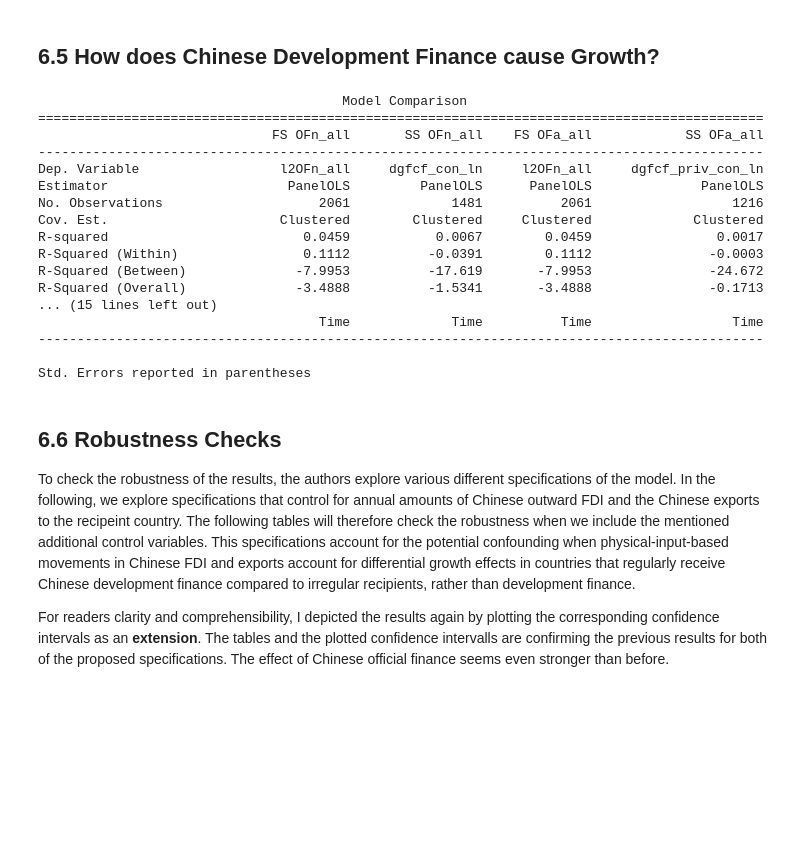
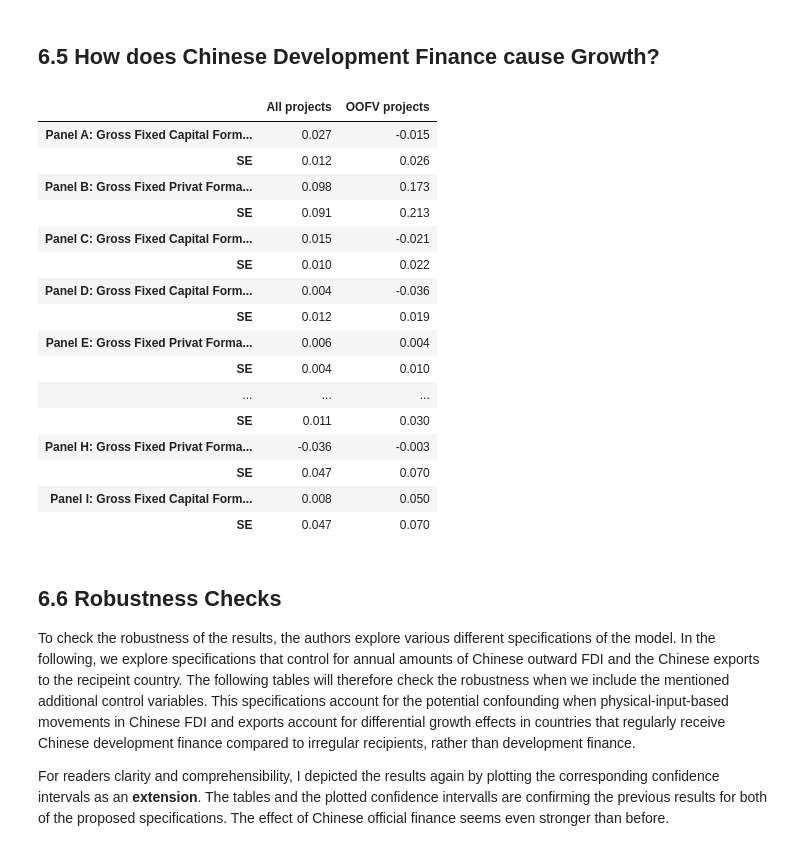
Before and after one commit to JonathanWillnow/ose-data-science-course-project-JonathanWillnow, a Jupyter notebook: JonathanWillnowOSE.ipynb, the cells around one changed output. Cells and saved outputs as stored; diff of their text form; code cells hidden in the pictures; blank space fills up the shorter version.

Commit message:
Update JonathanWillnowOSE.ipynb
Included replication of table4 of Dreher et al. (2021)

```diff
--- a/JonathanWillnowOSE.ipynb
+++ b/JonathanWillnowOSE.ipynb
@@ -820,25 +924,25 @@ def OFn_OFa_all_Table22(data4, table):
 # %%
 data444 = get_effectiveness_data(True)
-# %%
-OFn_OFa_all_Table22(data444, True)
-# %% [output]
-                                       Model Comparison
-=============================================================================================
-                              FS OFn_all       SS OFn_all    FS OFa_all            SS OFa_all
----------------------------------------------------------------------------------------------
-Dep. Variable                  l2OFn_all     dgfcf_con_ln     l2OFn_all     dgfcf_priv_con_ln
-Estimator                       PanelOLS         PanelOLS      PanelOLS              PanelOLS
-No. Observations                    2061             1481          2061                  1216
-Cov. Est.                      Clustered        Clustered     Clustered             Clustered
-R-squared                         0.0459           0.0067        0.0459                0.0017
-R-Squared (Within)                0.1112          -0.0391        0.1112               -0.0003
-R-Squared (Between)              -7.9953          -17.619       -7.9953               -24.672
-R-Squared (Overall)              -3.4888          -1.5341       -3.4888               -0.1713
-... (15 lines left out)
-                                    Time             Time          Time                  Time
----------------------------------------------------------------------------------------------
-
-Std. Errors reported in parentheses
+# %%
+replicate_table4(effectiveness_data)
+# %% [output]
+|  | All projects | OOFV projects |
+| Panel A: Gross Fixed Capital Form... | 0.027 | -0.015 |
+| SE | 0.012 | 0.026 |
+| Panel B: Gross Fixed Privat Forma... | 0.098 | 0.173 |
+| SE | 0.091 | 0.213 |
+| Panel C: Gross Fixed Capital Form... | 0.015 | -0.021 |
+| SE | 0.010 | 0.022 |
+| Panel D: Gross Fixed Capital Form... | 0.004 | -0.036 |
+| SE | 0.012 | 0.019 |
+| Panel E: Gross Fixed Privat Forma... | 0.006 | 0.004 |
+| SE | 0.004 | 0.010 |
+| ... | ... | ... |
+| SE | 0.011 | 0.030 |
+| Panel H: Gross Fixed Privat Forma... | -0.036 | -0.003 |
+| SE | 0.047 | 0.070 |
+| Panel I: Gross Fixed Capital Form... | 0.008 | 0.050 |
+| SE | 0.047 | 0.070 |
 # %% [markdown]
 ## 6.6 Robustness Checks <a name="section6.6"></a>
 
```
Also changed, not shown: parts of 4 cells of this notebook.
